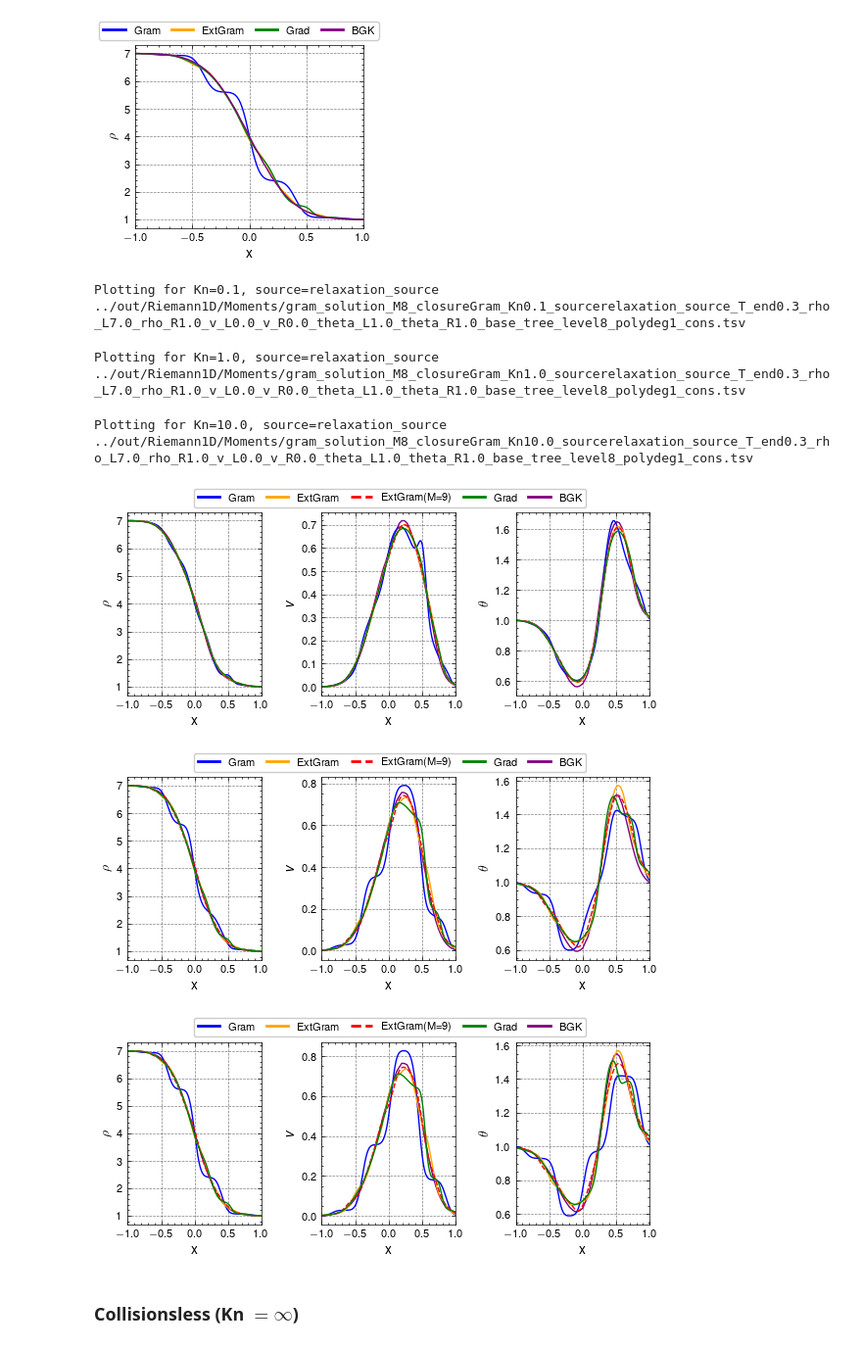
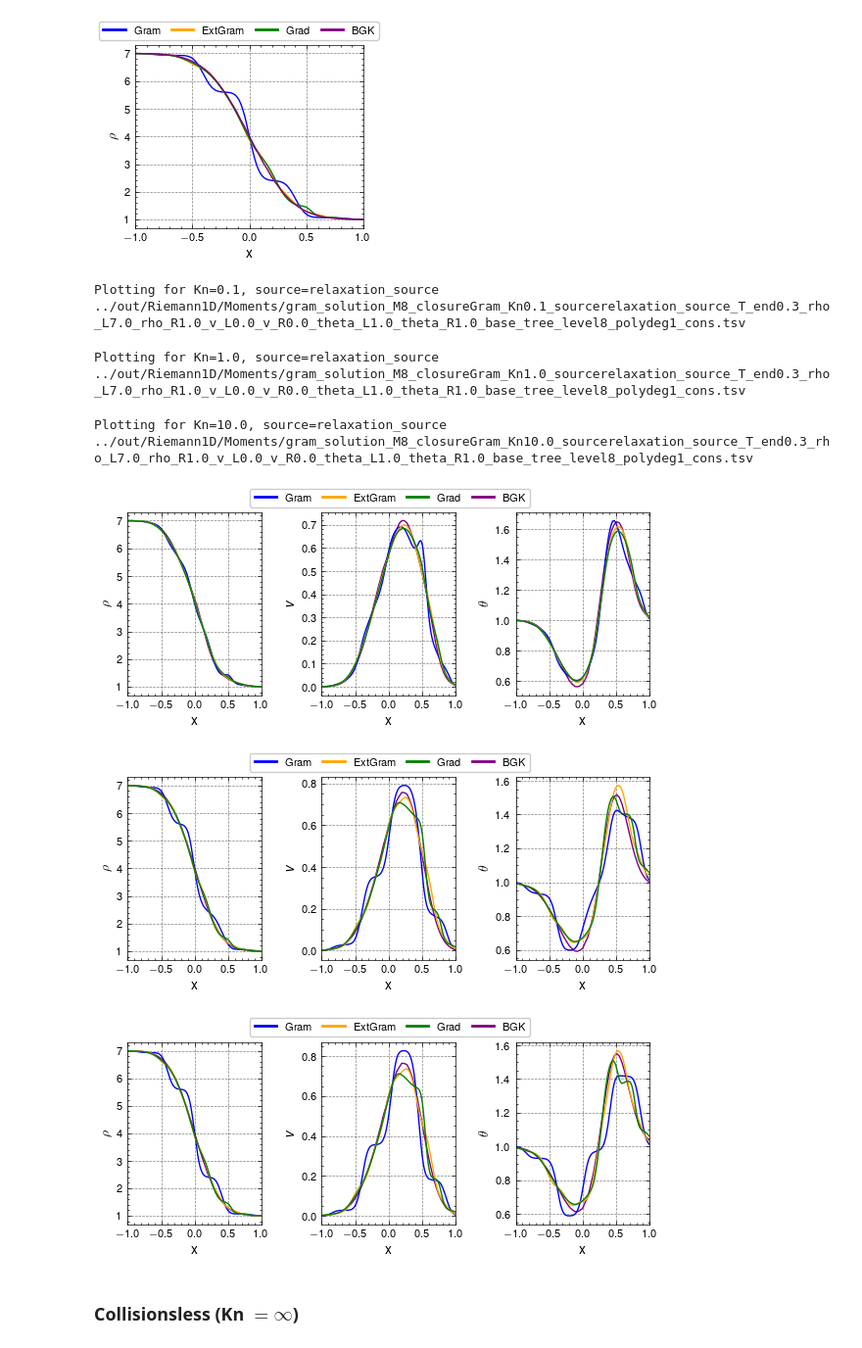
Before and after one commit to JanHab/ExtGram.jl, a Jupyter notebook: notebooks/ModelConvergence.ipynb, the cells around one changed output. Shown at 98% size. Cells and saved outputs as stored; diff of their text form; code cells hidden in the pictures.

```diff
--- a/notebooks/ModelConvergence.ipynb
+++ b/notebooks/ModelConvergence.ipynb
@@ -316,7 +316,7 @@ for i in range(len(Knudsen)):
     closure_elements = [
         Line2D([0], [0], color=colors[0], lw=2, label=closure_vec[0]),
         Line2D([0], [0], color=colors[1], lw=2, label=closure_vec[1]),
-        Line2D([0], [0], color=colors[3], lw=2, linestyle='--', label='ExtGram(M=9)'),
+        # Line2D([0], [0], color=colors[3], lw=2, linestyle='--', label='ExtGram(M=9)'),
         Line2D([0], [0], color=colors[2], lw=2, label=closure_vec[2]),
         Line2D([0], [0], color=colors[4], lw=2, label='BGK')
     ]
@@ -345,49 +345,49 @@ for i in range(len(Knudsen)):
     fig.savefig(f'../out/Figures/ModelConvergence/CompareMethods_M8_Kn{Kn}_source{source}_BGK.pdf', bbox_inches='tight')
     for j, closure in enumerate(closure_vec):
         file = filename_moments(closure)
         x, u, _ = sol_final(file)
         rho = u[:, 0]
         v = u[:, 1] / rho
         p = (u[:, 2] - rho * v**2) # ?1/2 * u[:, 2]
         theta = p / rho
 
         axs[0].plot(x, rho, color=colors[j])
         axs[1].plot(x, v, color=colors[j])
         axs[2].plot(x, theta, color=colors[j])
 
         fig.tight_layout()
         fig.savefig(f'../out/Figures/ModelConvergence/CompareMethods_M8_Kn{Kn}_source{source}_{j}.pdf', bbox_inches='tight')
 
-        if closure == "ExtGram":
-            M_odd = 9
-            filename_odd = f"../out/Riemann1D/Moments/gram_solution_M{M_odd}_closure{closure}_Kn{Kn}_source{source}_T_end{T_end}_rho_L{rho_L}_rho_R{rho_R}_v_L{v_L}_v_R{v_R}_theta_L{theta_L}_theta_R{theta_R}_base_tree_level{base_tree_level}_polydeg{polydeg}_cons.tsv"
+        # if closure == "ExtGram":
+        #     M_odd = 9
+        #     filename_odd = f"../out/Riemann1D/Moments/gram_solution_M{M_odd}_closure{closure}_Kn{Kn}_source{source}_T_end{T_end}_rho_L{rho_L}_rho_R{rho_R}_v_L{v_L}_v_R{v_R}_theta_L{theta_L}_theta_R{theta_R}_base_tree_level{base_tree_level}_polydeg{polydeg}_cons.tsv"
 
-            x, u, _ = sol_final(filename_odd)
-            rho = u[:, 0]
-            v = u[:, 1] / rho
-            p = (u[:, 2] - rho * v**2) # ?1/2 * u[:, 2]
-            theta = p / rho
+        #     x, u, _ = sol_final(filename_odd)
+        #     rho = u[:, 0]
+        #     v = u[:, 1] / rho
+        #     p = (u[:, 2] - rho * v**2) # ?1/2 * u[:, 2]
+        #     theta = p / rho
 
-            axs[0].plot(x, rho, color=colors[3], linestyle='--')
-            axs[1].plot(x, v, color=colors[3], linestyle='--')
-            axs[2].plot(x, theta, color=colors[3], linestyle='--')
+        #     axs[0].plot(x, rho, color=colors[3], linestyle='--')
+        #     axs[1].plot(x, v, color=colors[3], linestyle='--')
+        #     axs[2].plot(x, theta, color=colors[3], linestyle='--')
 
-            fig.tight_layout()
-            fig.savefig(f'../out/Figures/ModelConvergence/CompareMethods_M8_Kn{Kn}_source{source}_{j}_ExtGram.pdf', bbox_inches='tight')
+        #     fig.tight_layout()
+        #     fig.savefig(f'../out/Figures/ModelConvergence/CompareMethods_M8_Kn{Kn}_source{source}_{j}_ExtGram.pdf', bbox_inches='tight')
 
     fig.tight_layout()
     fig.savefig(f'../out/Figures/ModelConvergence/CompareMethods_M8_Kn{Kn}_source{source}.pdf', bbox_inches='tight')
     fig.show()
 # %% [output]
 Plotting for Kn=0.1, source=relaxation_source
 ../out/Riemann1D/Moments/gram_solution_M8_closureGram_Kn0.1_sourcerelaxation_source_T_end0.3_rho_L7.0_rho_R1.0_v_L0.0_v_R0.0_theta_L1.0_theta_R1.0_base_tree_level8_polydeg1_cons.tsv
 Plotting for Kn=1.0, source=relaxation_source
 ../out/Riemann1D/Moments/gram_solution_M8_closureGram_Kn1.0_sourcerelaxation_source_T_end0.3_rho_L7.0_rho_R1.0_v_L0.0_v_R0.0_theta_L1.0_theta_R1.0_base_tree_level8_polydeg1_cons.tsv
 Plotting for Kn=10.0, source=relaxation_source
 ../out/Riemann1D/Moments/gram_solution_M8_closureGram_Kn10.0_sourcerelaxation_source_T_end0.3_rho_L7.0_rho_R1.0_v_L0.0_v_R0.0_theta_L1.0_theta_R1.0_base_tree_level8_polydeg1_cons.tsv
-[figure, old version]
+[figure, new version]
-[figure, old version]
+[figure, new version]
-[figure, old version]
+[figure, new version]
 # %% [markdown]
 ### Collisionsless (Kn $= \infty$)
 # %%
```
Also changed, not shown: parts of 11 cells of this notebook.
